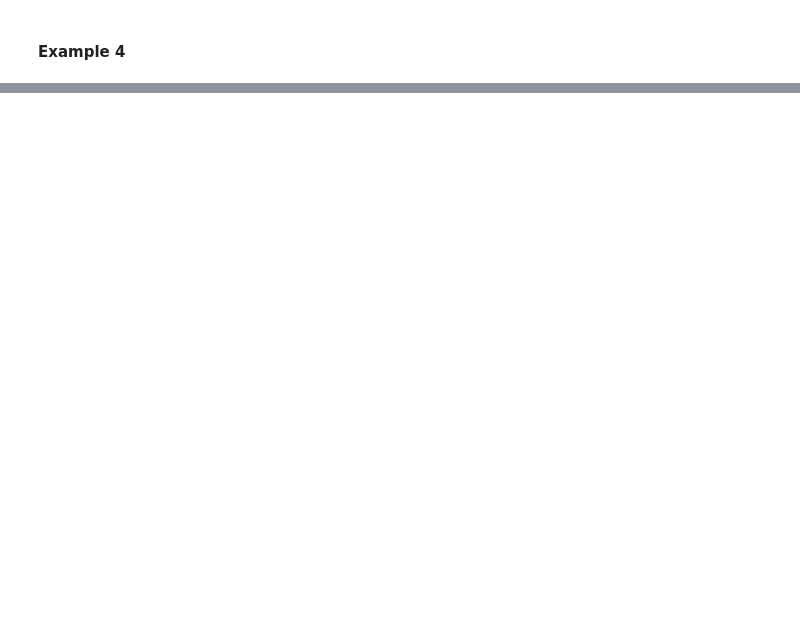
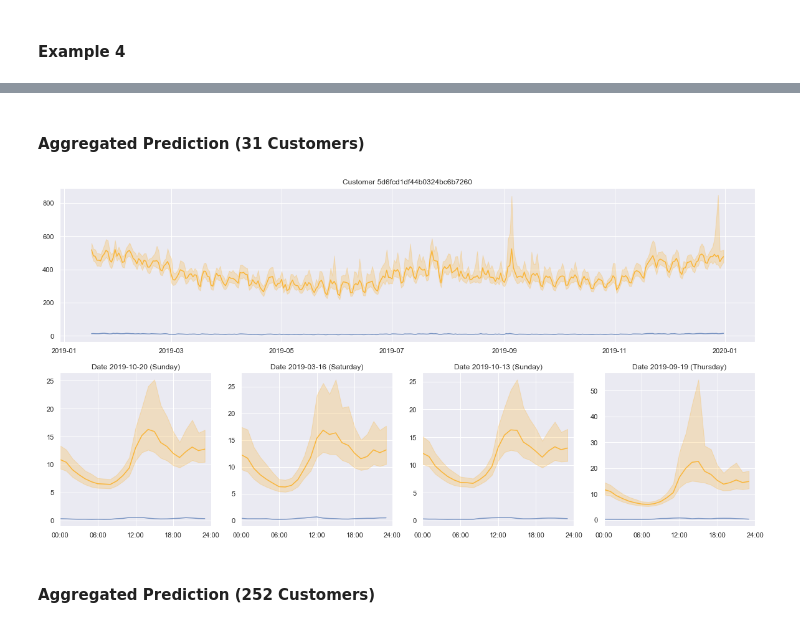
Before and after one commit to deepinsights-analytica/ieee-icpse2021-paper, a Jupyter notebook: notebooks/C1_ModelTraining.ipynb, the cells around one changed output, grey strips where cells are left out. Cells and saved outputs as stored; diff of their text form; code cells hidden in the pictures; blank space fills up the shorter version.

Commit message:
aggregation added

```diff
--- a/notebooks/C1_ModelTraining.ipynb
+++ b/notebooks/C1_ModelTraining.ipynb
@@ -681,0 +725,19 @@ model.plot(predictions, consumptions, dates, selected_dates, selected_customer_n
+# %% [markdown]
+#### Aggregated Prediction (31 Customers)
+# %%
+selected_customers = I[2]
+selected_dates = ['2019-10-20', '2019-03-16', '2019-10-13', '2019-09-19']
+# %%
+extractor = FeatureExtractor(properties, selected_customers, consumptions, weather, weather_forecast, holidays)
+features = [[extractor.extract(date, selected_customer) for date in dates[15:]]
+            for selected_customer in selected_customers]
+# %%
+model = PredictionModel(properties)
+model.load()
+predictions = [model.predict(f) for f in features]
+model.plot(predictions, consumptions, dates, selected_dates, selected_customer_names[2],
+           c=selected_customers, aggregation=True)
+# %% [output]
+[figure, added]
+# %% [markdown]
+#### Aggregated Prediction (252 Customers)
```
Also changed, not shown: parts of 13 cells of this notebook.
